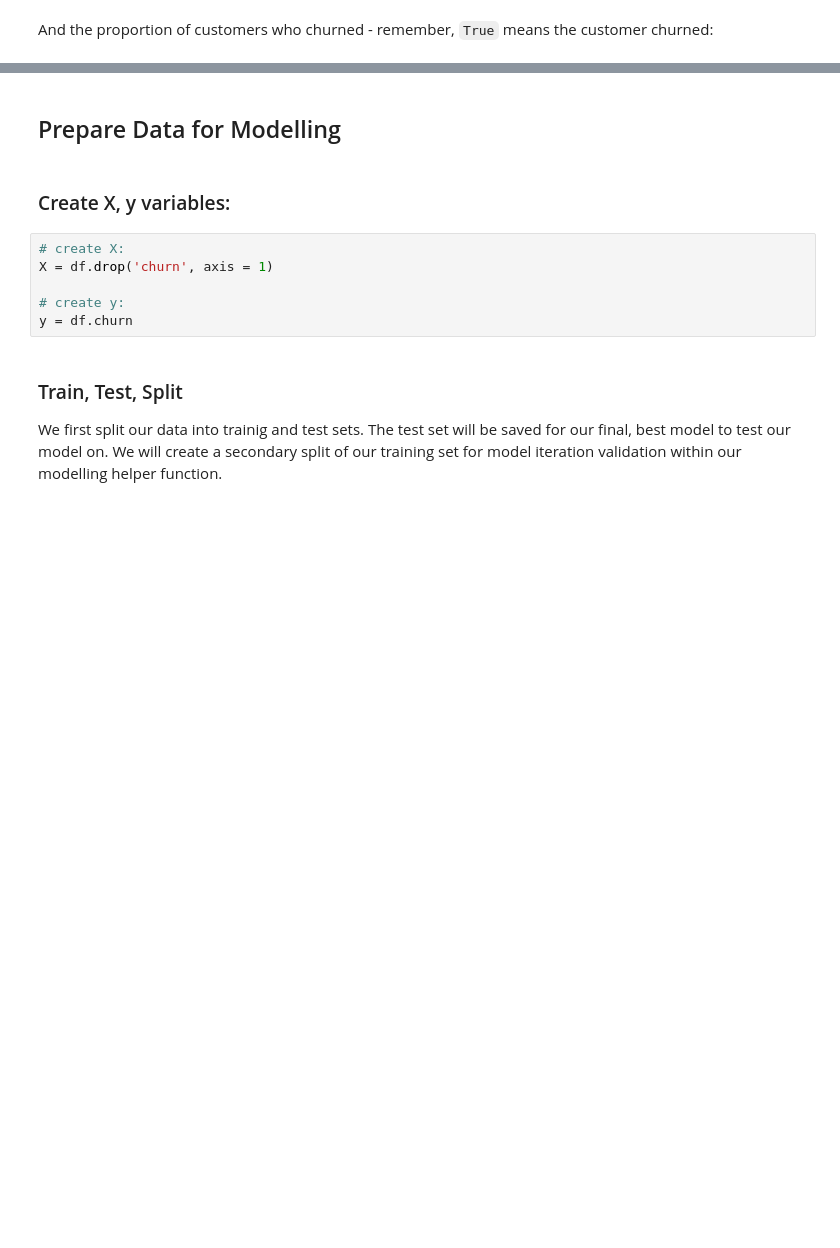
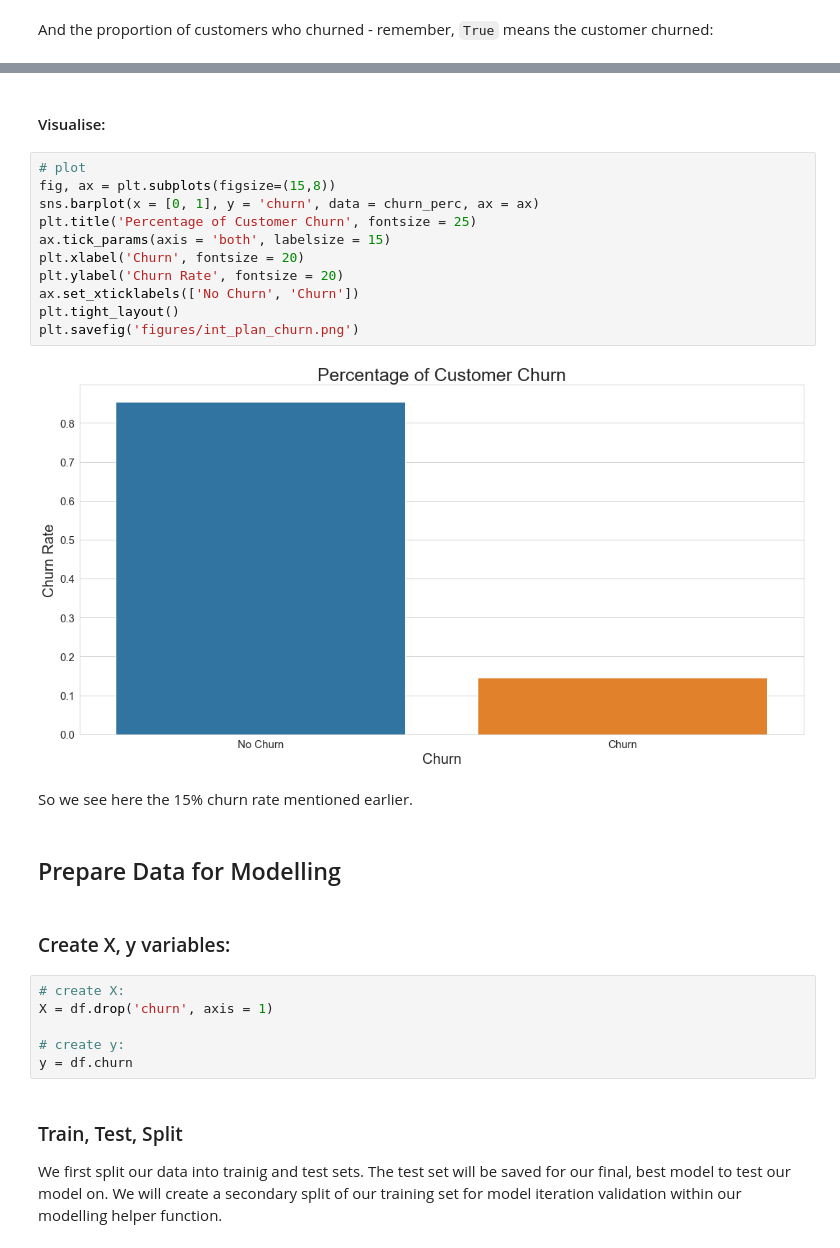
Before and after one commit to chum46/customer_churn_prediction, a Jupyter notebook: notebooks/report/final_notebook.ipynb, the cells around one changed output, grey strips where cells are left out. Drawn from its saved outputs; the diff is of its cells as text; blank space fills up the shorter version.

```diff
--- a/notebooks/report/final_notebook.ipynb
+++ b/notebooks/report/final_notebook.ipynb
@@ -311,3 +316,20 @@ churn_perc
+# %% [markdown]
+#### Visualise:
+# %%
+# plot
+fig, ax = plt.subplots(figsize=(15,8))
+sns.barplot(x = [0, 1], y = 'churn', data = churn_perc, ax = ax)
+plt.title('Percentage of Customer Churn', fontsize = 25)
+ax.tick_params(axis = 'both', labelsize = 15)
+plt.xlabel('Churn', fontsize = 20)
+plt.ylabel('Churn Rate', fontsize = 20)
+ax.set_xticklabels(['No Churn', 'Churn'])
+plt.tight_layout()
+plt.savefig('figures/int_plan_churn.png')
+# %% [output]
+[figure, added]
+# %% [markdown]
+So we see here the 15% churn rate mentioned earlier.
 # %% [markdown]
 ## Prepare Data for Modelling
 # %% [markdown]
```
Also changed, not shown: parts of 35 cells of this notebook, 3 other files.
